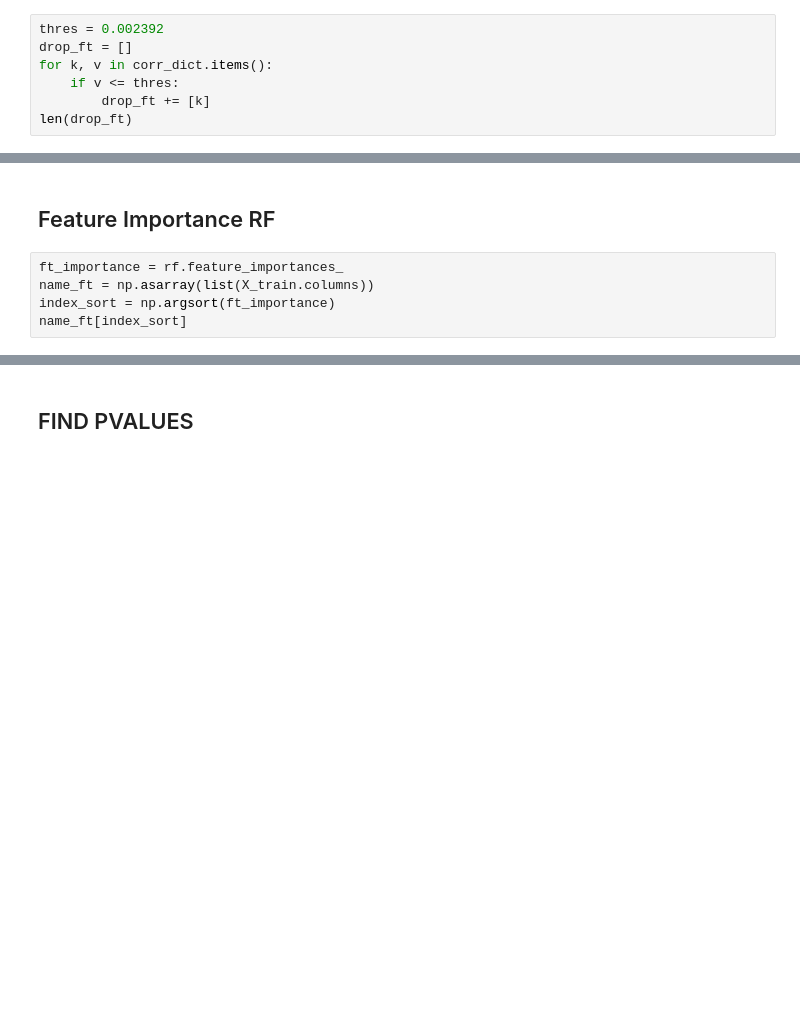
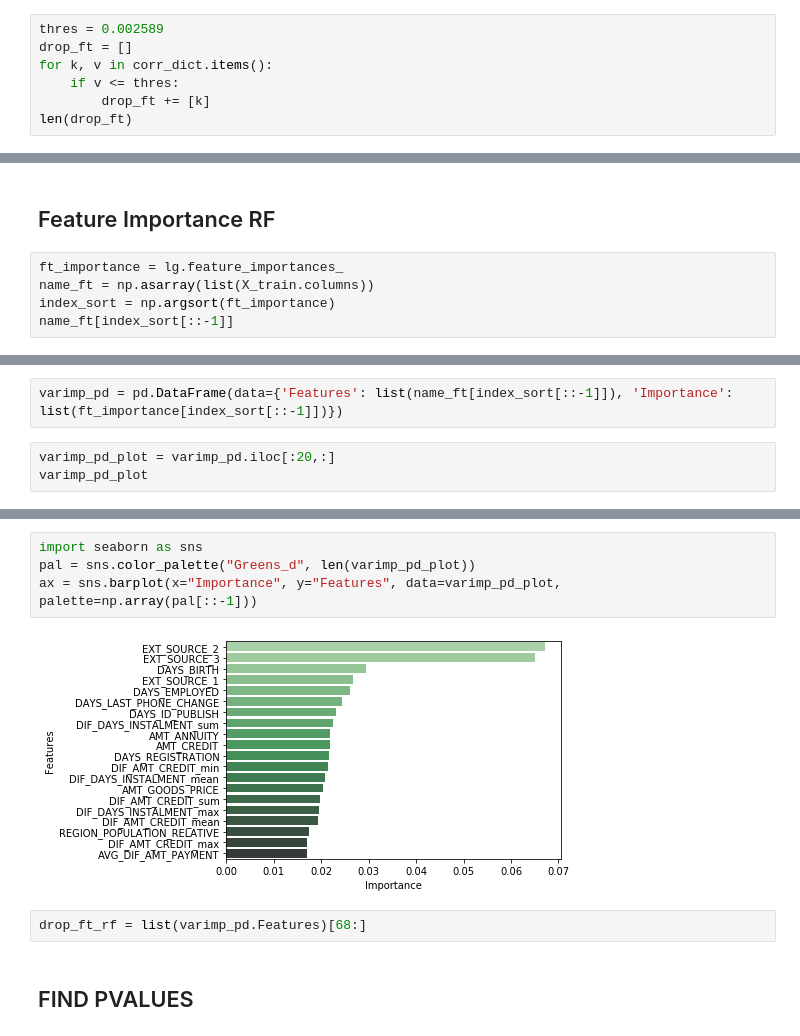
Before and after one commit to m2man/CA683, a Jupyter notebook: Credit Project/Reg_from_origin.ipynb, the cells around one changed output, grey strips where cells are left out. Cells and saved outputs as stored; diff of their text form; blank space fills up the shorter version.

```diff
--- a/Credit Project/Reg_from_origin.ipynb
+++ b/Credit Project/Reg_from_origin.ipynb
@@ -126,7 +116,7 @@ Name: TARGET, dtype: float64
 # %%
 corr_dict = dict(corr_pd)
 # %%
-thres = 0.002392
+thres = 0.002589
 drop_ft = []
 for k, v in corr_dict.items():
     if v <= thres:
@@ -338,7 +328,7 @@ submit.head()
 # %% [markdown]
 ## Feature Importance RF
 # %%
-ft_importance = rf.feature_importances_
+ft_importance = lg.feature_importances_
 name_ft = np.asarray(list(X_train.columns))
 index_sort = np.argsort(ft_importance)
-name_ft[index_sort]
+name_ft[index_sort[::-1]]
@@ -362,0 +339,5 @@ array(['FLAG_DOCUMENT_12', 'NAME_INCOME_TYPE_Pensioner',
+# %%
+varimp_pd = pd.DataFrame(data={'Features': list(name_ft[index_sort[::-1]]), 'Importance': list(ft_importance[index_sort[::-1]])})
+# %%
+varimp_pd_plot = varimp_pd.iloc[:20,:]
+varimp_pd_plot
@@ -363,2 +362,10 @@ array(['FLAG_DOCUMENT_12', 'NAME_INCOME_TYPE_Pensioner',
+# %%
+import seaborn as sns
+pal = sns.color_palette("Greens_d", len(varimp_pd_plot))
+ax = sns.barplot(x="Importance", y="Features", data=varimp_pd_plot, palette=np.array(pal[::-1]))
+# %% [output]
+[figure, added]
+# %%
+drop_ft_rf = list(varimp_pd.Features)[68:]
 # %% [markdown]
 ## FIND PVALUES
```
Also changed, not shown: parts of 50 cells of this notebook, 3 other files.
